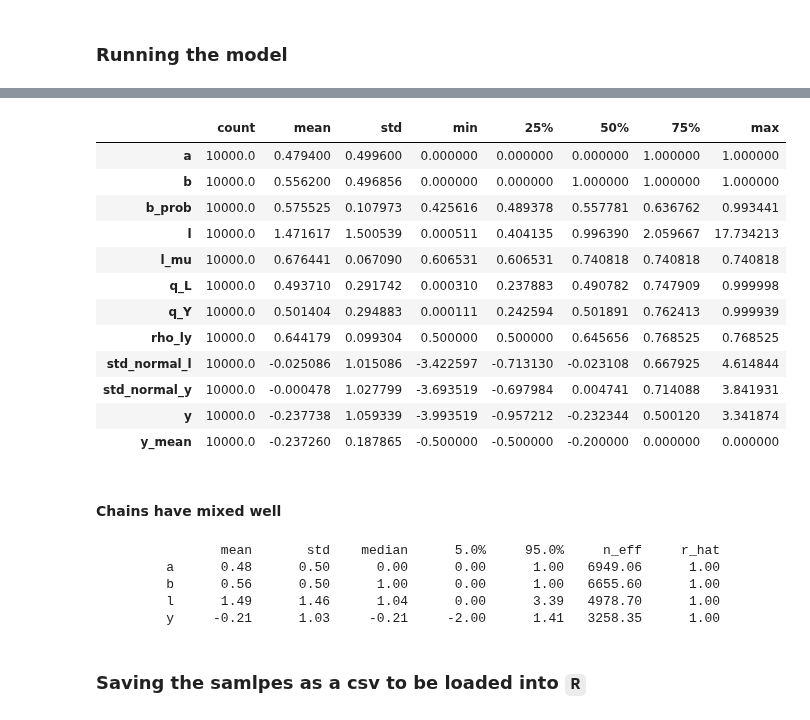
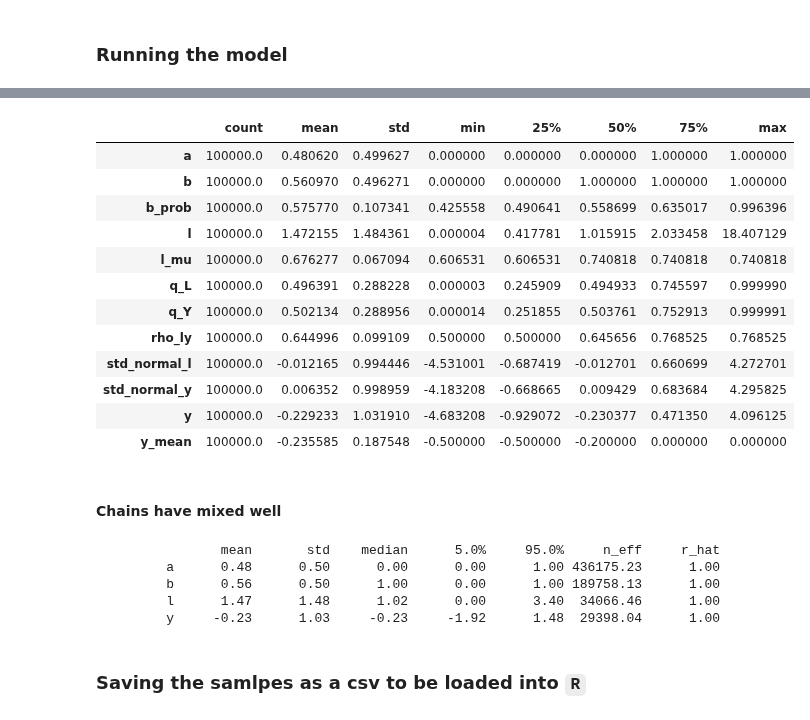
Before and after one commit to 12kleingordon34/Causal_Copulas, a Jupyter notebook: numpyro_samplers/didelez_simulation.ipynb, the cells around one changed output, grey strips where cells are left out. Drawn from its saved outputs; the diff is of its cells as text; code cells hidden in the pictures.

```diff
--- a/numpyro_samplers/didelez_simulation.ipynb
+++ b/numpyro_samplers/didelez_simulation.ipynb
@@ -186,8 +186,8 @@ print(R_params)
 mcmc_didelez = MCMC(
     base_didelez_kernel,
     num_warmup=1000,
-    num_samples=10_000,
-    progress_bar=True
+    num_samples=100_000,
+    progress_bar=False
 )
 
 mcmc_didelez.run(
@@ -215,26 +215,26 @@ Wall time: 8.13 s
 |  | count | mean | std | min | 25% | 50% | 75% | max |
-| a | 10000.0 | 0.479400 | 0.499600 | 0.000000 | 0.000000 | 0.000000 | 1.000000 | 1.000000 |
-| b | 10000.0 | 0.556200 | 0.496856 | 0.000000 | 0.000000 | 1.000000 | 1.000000 | 1.000000 |
-| b_prob | 10000.0 | 0.575525 | 0.107973 | 0.425616 | 0.489378 | 0.557781 | 0.636762 | 0.993441 |
-| l | 10000.0 | 1.471617 | 1.500539 | 0.000511 | 0.404135 | 0.996390 | 2.059667 | 17.734213 |
-| l_mu | 10000.0 | 0.676441 | 0.067090 | 0.606531 | 0.606531 | 0.740818 | 0.740818 | 0.740818 |
-| q_L | 10000.0 | 0.493710 | 0.291742 | 0.000310 | 0.237883 | 0.490782 | 0.747909 | 0.999998 |
-| q_Y | 10000.0 | 0.501404 | 0.294883 | 0.000111 | 0.242594 | 0.501891 | 0.762413 | 0.999939 |
-| rho_ly | 10000.0 | 0.644179 | 0.099304 | 0.500000 | 0.500000 | 0.645656 | 0.768525 | 0.768525 |
-| std_normal_l | 10000.0 | -0.025086 | 1.015086 | -3.422597 | -0.713130 | -0.023108 | 0.667925 | 4.614844 |
-| std_normal_y | 10000.0 | -0.000478 | 1.027799 | -3.693519 | -0.697984 | 0.004741 | 0.714088 | 3.841931 |
-| y | 10000.0 | -0.237738 | 1.059339 | -3.993519 | -0.957212 | -0.232344 | 0.500120 | 3.341874 |
-| y_mean | 10000.0 | -0.237260 | 0.187865 | -0.500000 | -0.500000 | -0.200000 | 0.000000 | 0.000000 |
+| a | 100000.0 | 0.480620 | 0.499627 | 0.000000 | 0.000000 | 0.000000 | 1.000000 | 1.000000 |
+| b | 100000.0 | 0.560970 | 0.496271 | 0.000000 | 0.000000 | 1.000000 | 1.000000 | 1.000000 |
+| b_prob | 100000.0 | 0.575770 | 0.107341 | 0.425558 | 0.490641 | 0.558699 | 0.635017 | 0.996396 |
+| l | 100000.0 | 1.472155 | 1.484361 | 0.000004 | 0.417781 | 1.015915 | 2.033458 | 18.407129 |
+| l_mu | 100000.0 | 0.676277 | 0.067094 | 0.606531 | 0.606531 | 0.740818 | 0.740818 | 0.740818 |
+| q_L | 100000.0 | 0.496391 | 0.288228 | 0.000003 | 0.245909 | 0.494933 | 0.745597 | 0.999990 |
+| q_Y | 100000.0 | 0.502134 | 0.288956 | 0.000014 | 0.251855 | 0.503761 | 0.752913 | 0.999991 |
+| rho_ly | 100000.0 | 0.644996 | 0.099109 | 0.500000 | 0.500000 | 0.645656 | 0.768525 | 0.768525 |
+| std_normal_l | 100000.0 | -0.012165 | 0.994446 | -4.531001 | -0.687419 | -0.012701 | 0.660699 | 4.272701 |
+| std_normal_y | 100000.0 | 0.006352 | 0.998959 | -4.183208 | -0.668665 | 0.009429 | 0.683684 | 4.295825 |
+| y | 100000.0 | -0.229233 | 1.031910 | -4.683208 | -0.929072 | -0.230377 | 0.471350 | 4.096125 |
+| y_mean | 100000.0 | -0.235585 | 0.187548 | -0.500000 | -0.500000 | -0.200000 | 0.000000 | 0.000000 |
 # %% [markdown]
 #### Chains have mixed well
 # %%
 mcmc_didelez.print_summary()
 # %% [output]
                 mean       std    median      5.0%     95.0%     n_eff     r_hat
-         a      0.48      0.50      0.00      0.00      1.00   6949.06      1.00
-         b      0.56      0.50      1.00      0.00      1.00   6655.60      1.00
-         l      1.49      1.46      1.04      0.00      3.39   4978.70      1.00
-         y     -0.21      1.03     -0.21     -2.00      1.41   3258.35      1.00
+         a      0.48      0.50      0.00      0.00      1.00 436175.23      1.00
+         b      0.56      0.50      1.00      0.00      1.00 189758.13      1.00
+         l      1.47      1.48      1.02      0.00      3.40  34066.46      1.00
+         y     -0.23      1.03     -0.23     -1.92      1.48  29398.04      1.00
 # %% [markdown]
 ### Saving the samlpes as a csv to be loaded into `R`
 # %%
```
Also changed, not shown: parts of 15 cells of this notebook, 3 other files.
